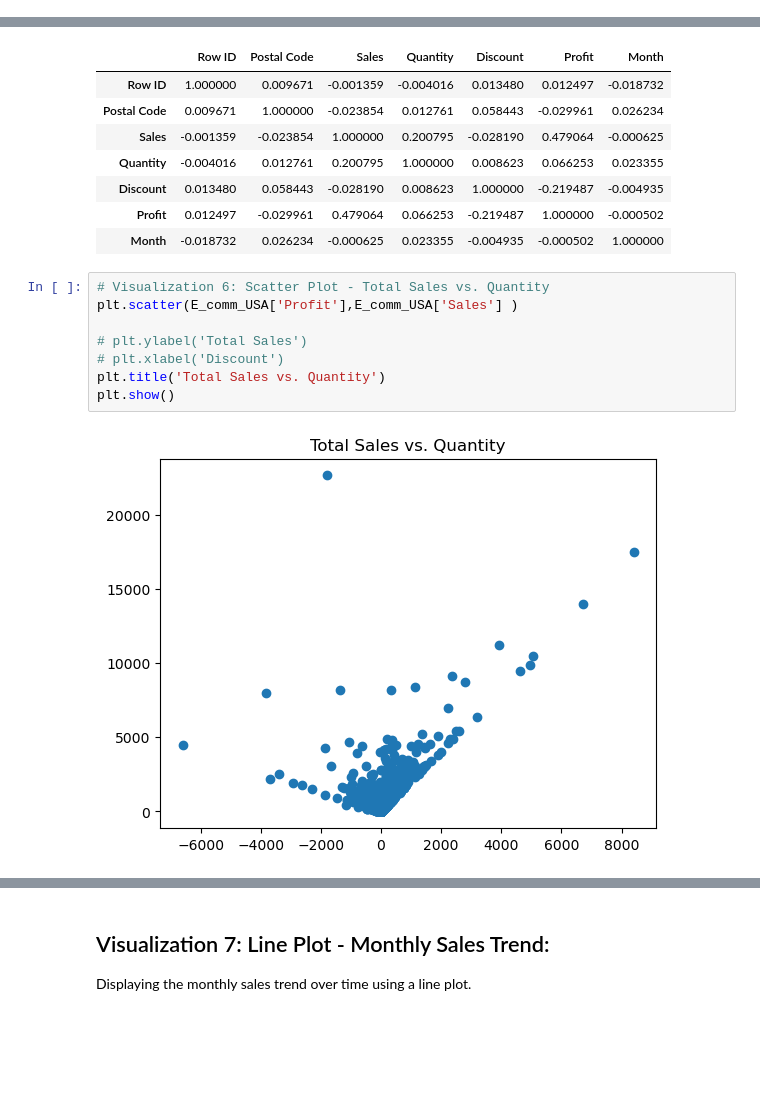
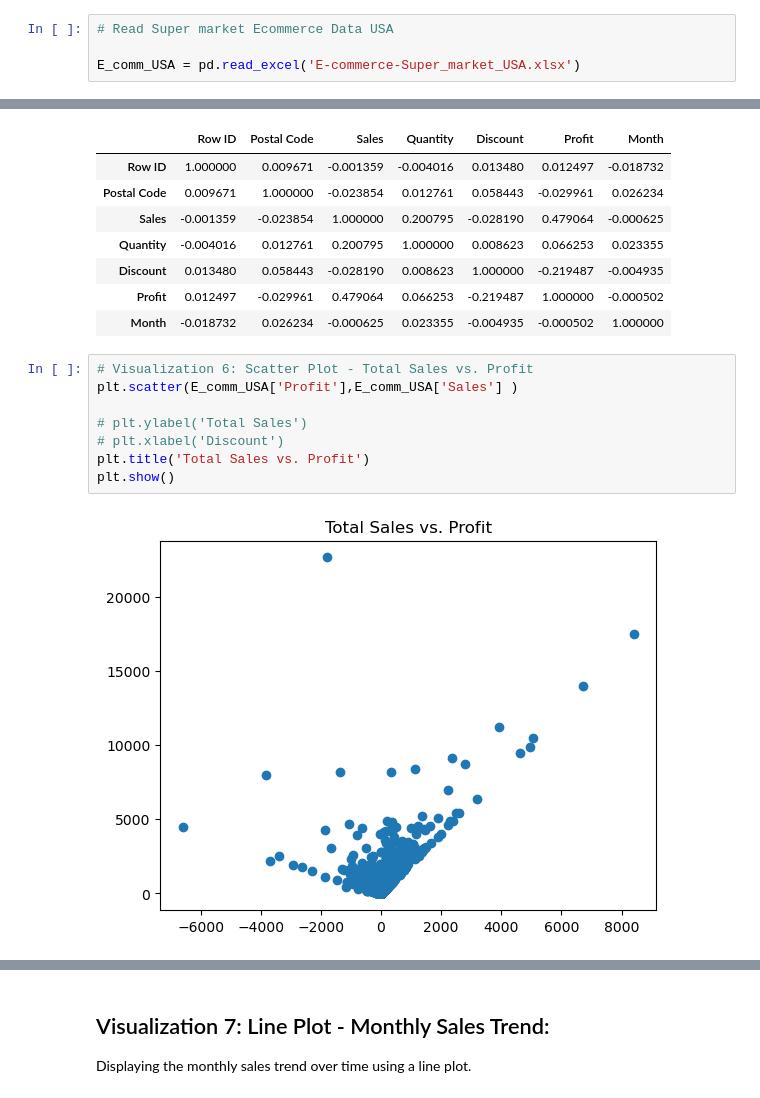
Before and after one commit to Mahmoud-Khorshed-DS-AI/AI-DS-Online-Diploma-Summer-Semester-2024, a Jupyter notebook: Session 13/Lab13_Visualizations.ipynb, the cells around one changed output, grey strips where cells are left out. Saved outputs shown, nothing was run; the diff lists cells and outputs as text; blank space fills up the shorter version.

```diff
--- a/Session 13/Lab13_Visualizations.ipynb
+++ b/Session 13/Lab13_Visualizations.ipynb
@@ -6,3 +14,7 @@
+# %%
+# Read Super market Ecommerce Data USA
+
+E_comm_USA = pd.read_excel('E-commerce-Super_market_USA.xlsx')
 # %%
 plt.figure(figsize=(5, 3))
 # fig, ax = plt.subplots()
@@ -244,12 +280,12 @@ E_comm_USA.corr(numeric_only=True)
 | Profit | 0.012497 | -0.029961 | 0.479064 | 0.066253 | -0.219487 | 1.000000 | -0.000502 |
 | Month | -0.018732 | 0.026234 | -0.000625 | 0.023355 | -0.004935 | -0.000502 | 1.000000 |
 # %%
-# Visualization 6: Scatter Plot - Total Sales vs. Quantity
+# Visualization 6: Scatter Plot - Total Sales vs. Profit
 plt.scatter(E_comm_USA['Profit'],E_comm_USA['Sales'] )
 
 # plt.ylabel('Total Sales')
 # plt.xlabel('Discount')
-plt.title('Total Sales vs. Quantity')
+plt.title('Total Sales vs. Profit')
 plt.show()
 # %% [output]
-[figure, old version]
+[figure, new version]
```
Also changed, not shown: parts of 86 cells of this notebook, 3 other files.
